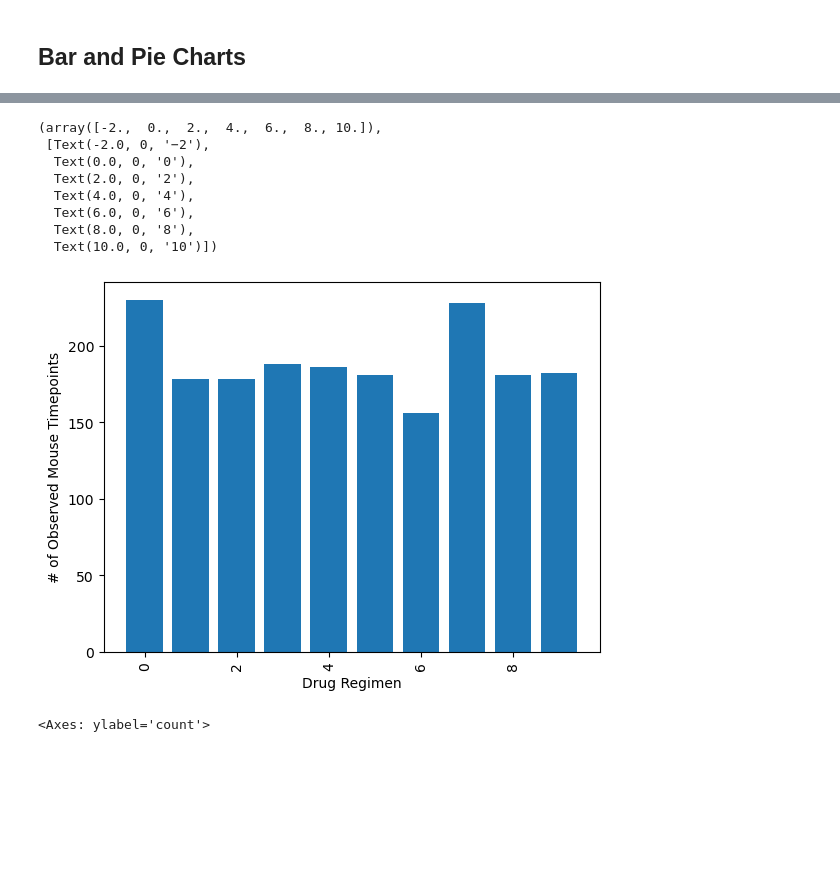
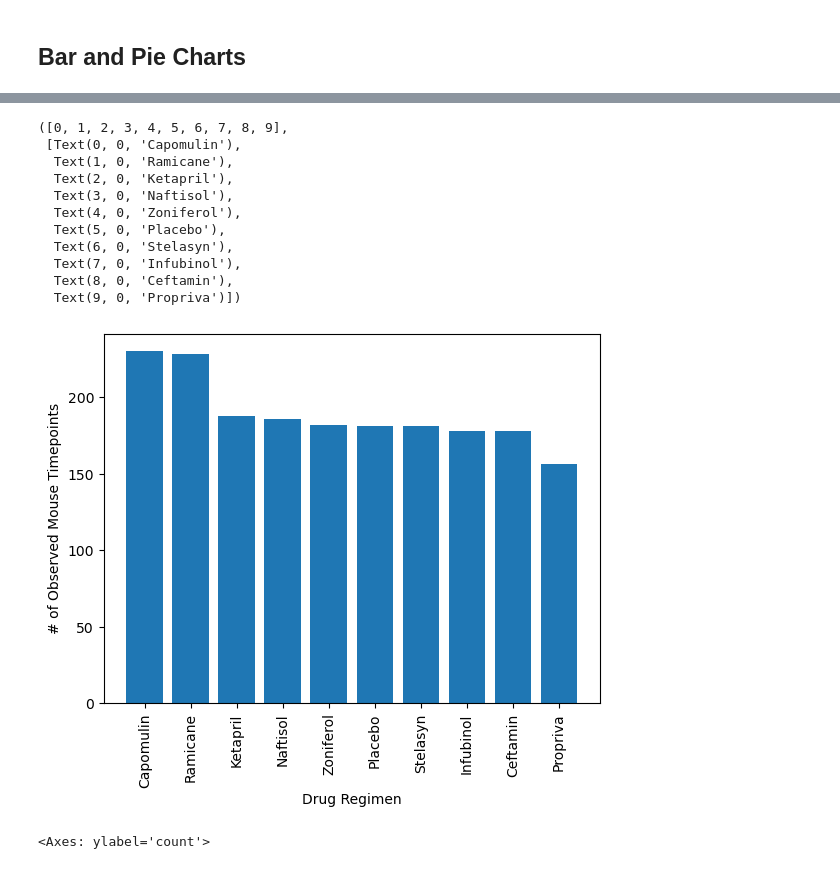
Before and after one commit to cindyd97/Comparing_Pharma_Drug_Performance, a Jupyter notebook: homework material/pymaceuticals_starter.ipynb, the cells around one changed output, grey strips where cells are left out. Cells and saved outputs as stored; diff of their text form; code cells hidden in the pictures; blank space fills up the shorter version.

```diff
--- a/homework material/pymaceuticals_starter.ipynb
+++ b/homework material/pymaceuticals_starter.ipynb
@@ -22,8 +22,10 @@ mouse_metadata = pd.read_csv(mouse_metadata_path)
 study_results = pd.read_csv(study_results_path)
 
 # Combine the data into a single DataFrame
-mouse_study = pd.merge(study_results,mouse_metadata, on='Mouse ID')
+mouse_study = pd.merge(mouse_metadata,study_results, on='Mouse ID')
 
 # Display the data table for preview
 mouse_study.head()
+#Read the mouse data
+mouse_metadata.head()
 # %% [output]
@@ -126,3 +137,7 @@ summary_statistics.set_index(['Drug Regimen'])
 | Zoniferol | 53.236507 | 51.818479 | 48.533355 | 6.966589 | 0.516398 |
 # %% [markdown]
 ## Bar and Pie Charts
+# %%
+# First create a group series using the 'Drug Regimen'column and, counting the number of data points for each Drug Regimen
+mice_count = clean_data['Drug Regimen'].value_counts()
+mice_count
@@ -139,20 +165,25 @@ Text(0, 0.5, '# of Observed Mouse Timepoints')
 # %%
 # Generate a bar plot showing the total number of rows (Mouse ID/Timepoints) for each drug regimen using pyplot.
-regimen_counts2 = np.arange(len(clean_data['Drug Regimen'].unique()))
-plt.bar(regimen_counts2,regimen_counts)
+x_axis = mice_count.index.values
+y_axis = mice_count.values
+
+plt.bar(x_axis,y_axis)
 plt.xlabel('Drug Regimen')
 plt.ylabel('# of Observed Mouse Timepoints')
-plt.xticks(rotation =90)
+plt.xticks(rotation=90)
 # %% [output]
-(array([-2.,  0.,  2.,  4.,  6.,  8., 10.]),
- [Text(-2.0, 0, '−2'),
-  Text(0.0, 0, '0'),
-  Text(2.0, 0, '2'),
-  Text(4.0, 0, '4'),
-  Text(6.0, 0, '6'),
-  Text(8.0, 0, '8'),
-  Text(10.0, 0, '10')])
+([0, 1, 2, 3, 4, 5, 6, 7, 8, 9],
+ [Text(0, 0, 'Capomulin'),
+  Text(1, 0, 'Ramicane'),
+  Text(2, 0, 'Ketapril'),
+  Text(3, 0, 'Naftisol'),
+  Text(4, 0, 'Zoniferol'),
+  Text(5, 0, 'Placebo'),
+  Text(6, 0, 'Stelasyn'),
+  Text(7, 0, 'Infubinol'),
+  Text(8, 0, 'Ceftamin'),
+  Text(9, 0, 'Propriva')])
-[figure, old version]
+[figure, new version]
 # %%
 # Generate a pie chart, using Pandas, showing the distribution of unique female versus male mice used in the study
 
```
Also changed, not shown: parts of 11 cells of this notebook.
